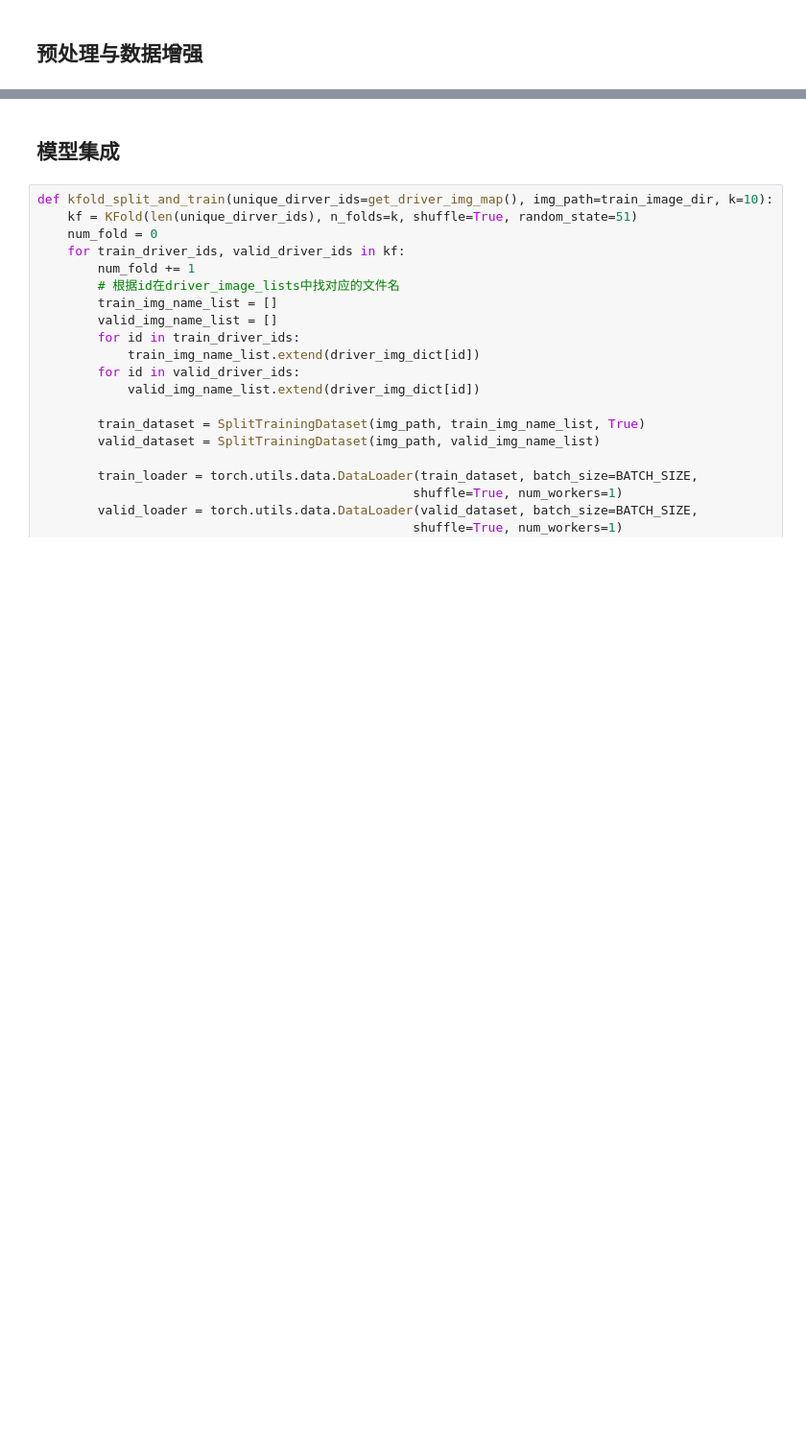
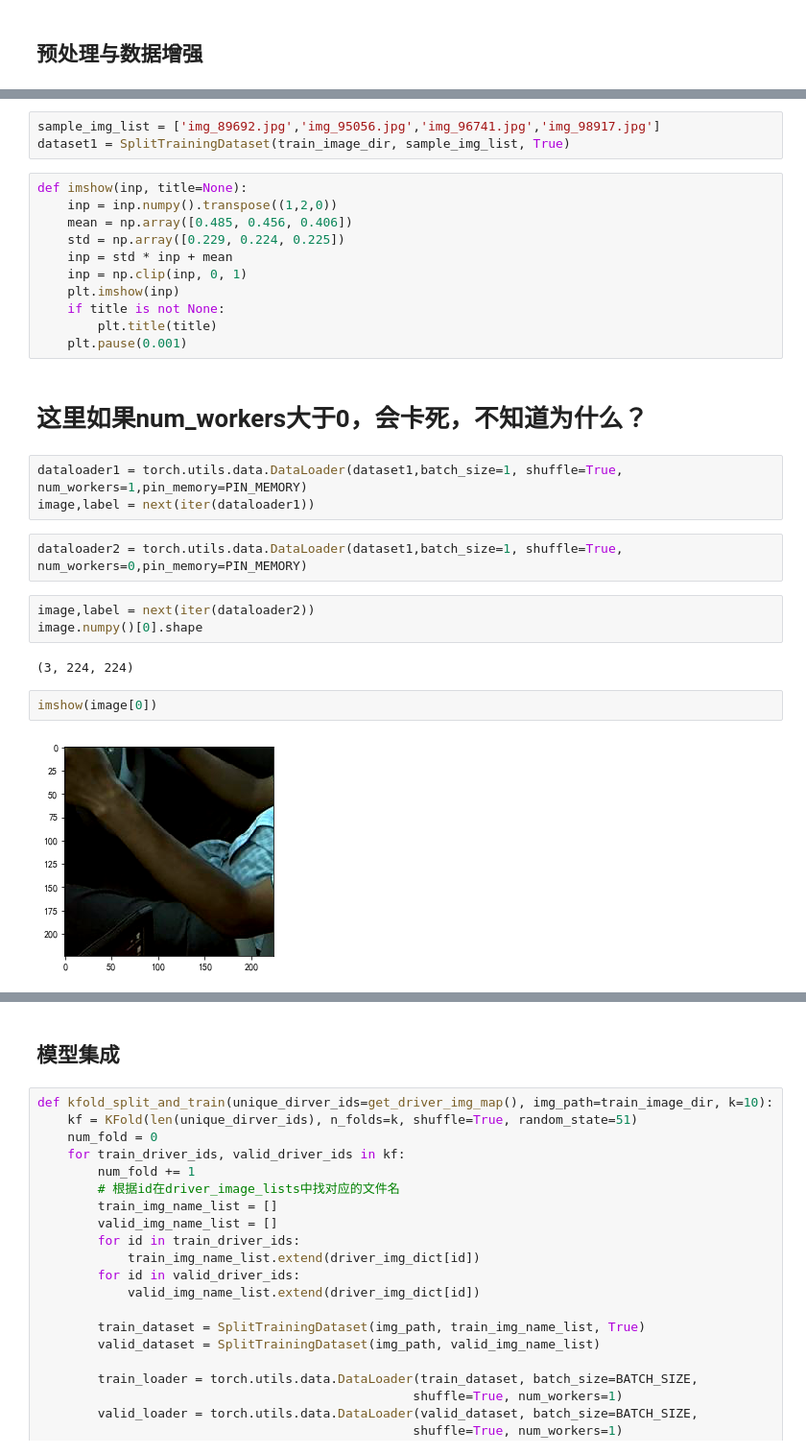
Before and after one commit to NiuCoder/distracted_driver_detection, a Jupyter notebook: distracted_driver_detection_torch.ipynb, the cells around one changed output, grey strips where cells are left out. Shown at 96% size. Saved outputs shown, nothing was run; the diff lists cells and outputs as text; blank space fills up the shorter version.

```diff
--- a/distracted_driver_detection_torch.ipynb
+++ b/distracted_driver_detection_torch.ipynb
@@ -184,0 +197,30 @@ class SplitTrainingDataset(torch.utils.data.Dataset):
+# %%
+sample_img_list = ['img_89692.jpg','img_95056.jpg','img_96741.jpg','img_98917.jpg']
+dataset1 = SplitTrainingDataset(train_image_dir, sample_img_list, True)
+# %%
+def imshow(inp, title=None):
+    inp = inp.numpy().transpose((1,2,0))
+    mean = np.array([0.485, 0.456, 0.406])
+    std = np.array([0.229, 0.224, 0.225])
+    inp = std * inp + mean
+    inp = np.clip(inp, 0, 1)
+    plt.imshow(inp)
+    if title is not None:
+        plt.title(title)
+    plt.pause(0.001)
+# %% [markdown]
+# 这里如果num_workers大于0，会卡死，不知道为什么？
+# %%
+dataloader1 = torch.utils.data.DataLoader(dataset1,batch_size=1, shuffle=True, num_workers=1,pin_memory=PIN_MEMORY)
+image,label = next(iter(dataloader1))
+# %%
+dataloader2 = torch.utils.data.DataLoader(dataset1,batch_size=1, shuffle=True, num_workers=0,pin_memory=PIN_MEMORY)
+# %%
+image,label = next(iter(dataloader2))
+image.numpy()[0].shape
+# %% [output]
+(3, 224, 224)
+# %%
+imshow(image[0])
+# %% [output]
+[figure, added]
```
Also changed, not shown: parts of 18 cells of this notebook.
